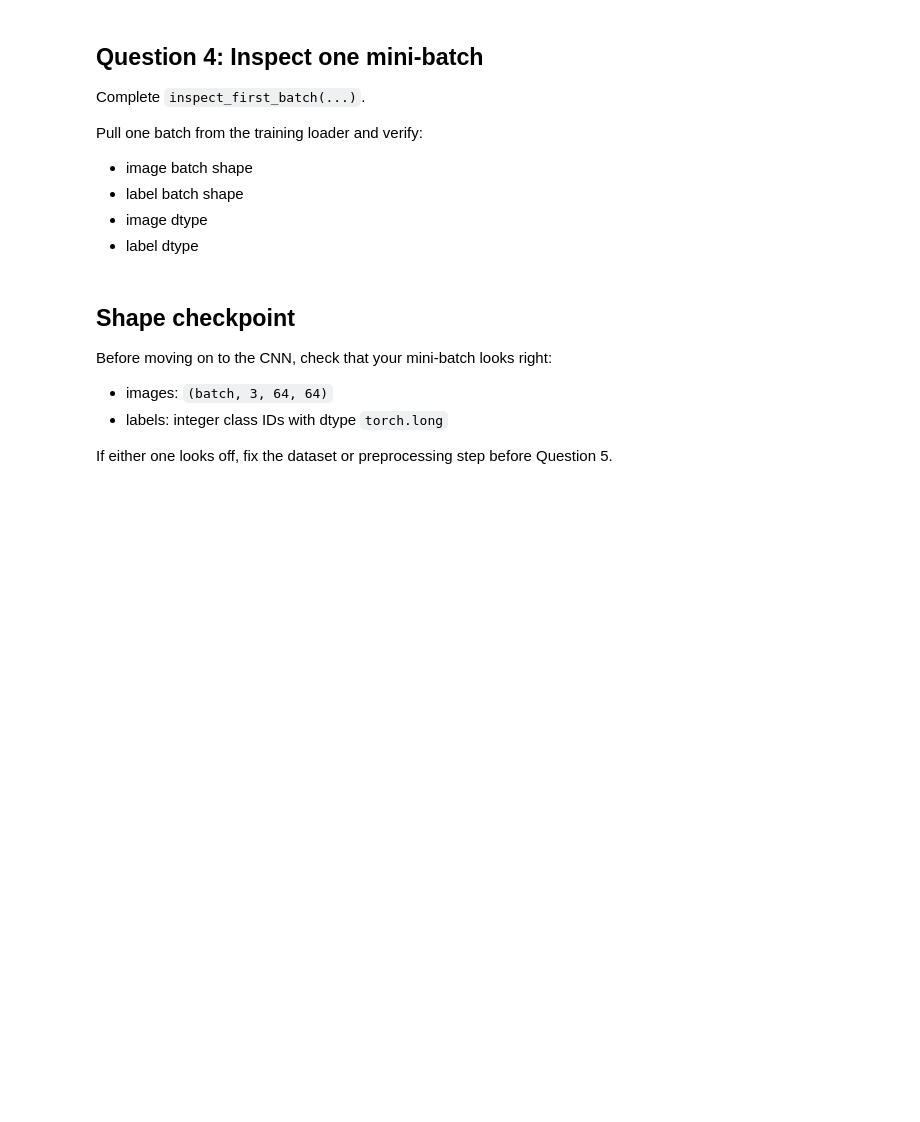
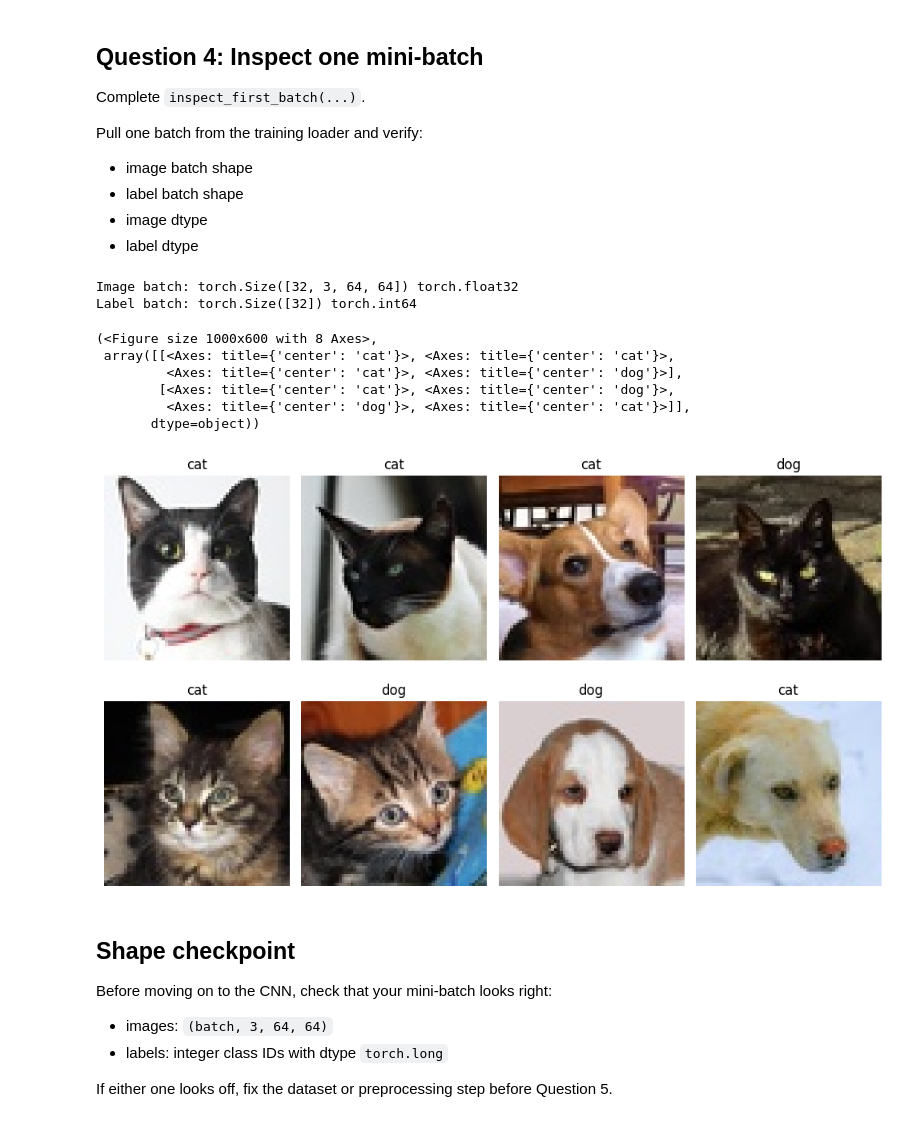
Before and after one commit to vgu-dsai-2026/lab-3-pytorch-w4se05, a Jupyter notebook: notebook.ipynb, the cells around one changed output. Saved outputs shown, nothing was run; the diff lists cells and outputs as text; code cells hidden in the pictures; blank space fills up the shorter version.

```diff
--- a/notebook.ipynb
+++ b/notebook.ipynb
@@ -184,6 +184,7 @@ def image_to_tensor(path: Path) -> torch.Tensor:
     # and permute to channel-first format (C, H, W).
     # This mirrors the image preprocessing you already practiced in Lab 1.
     image = Image.open(path).convert("RGB")
+    image = image.resize((64, 64))
     image_array = np.array(image) / 255.0
     image_tensor = torch.from_numpy(image_array).float()
     # Permute from (H, W, C) to (C, H, W)
@@ -243,15 +244,28 @@ def build_dataloaders(
 ) -> tuple[DataLoader, DataLoader, DataLoader]:
     # TODO: create train_dataset, val_dataset, and test_dataset with dataset_cls.
     # Hint: each dataset should receive one split dataframe and data_root.
-    train_dataset = None
-    val_dataset = None
-    test_dataset = None
+    train_dataset= dataset_cls(train_df, data_root)
+    val_dataset = dataset_cls(val_df, data_root)
+    test_dataset = dataset_cls(test_df, data_root)
 
     # TODO: build the three dataloaders.
     # Hint: only the training loader should shuffle and use the seeded generator.
-    train_loader = None
-    val_loader = None
-    test_loader = None
+    train_loader = DataLoader(
+        train_dataset,
+        batch_size=batch_size,
+        shuffle=True,
+        generator=torch.Generator().manual_seed(seed),
+    )
+    val_loader = DataLoader(
+        val_dataset,
+        batch_size=batch_size,
+        shuffle=False,
+    )
+    test_loader = DataLoader(
+        test_dataset,
+        batch_size=batch_size,
+        shuffle=False,
+    )
     return train_loader, val_loader, test_loader
 
 
@@ -279,30 +297,40 @@ Pull one batch from the training loader and verify:
 # %%
 def inspect_first_batch(loader: DataLoader) -> tuple[torch.Tensor, torch.Tensor]:
     if loader is None:
         raise ValueError("Complete Question 3 before inspecting a batch.")
 
     # TODO: read the first mini-batch from the loader.
-    batch_images = None
-    batch_labels = None
+    batch_images = next(iter(loader))[0]
+    batch_labels = next(iter(loader))[1]
 
     print("Image batch:", batch_images.shape, batch_images.dtype)
     print("Label batch:", batch_labels.shape, batch_labels.dtype)
 
     assert batch_images.ndim == 4, "Batches of images should have shape (B, C, H, W)."
     assert batch_images.shape[1] == 3, "Color images should have 3 channels."
     assert batch_labels.dtype == torch.long, "Labels should be torch.long class indices."
     return batch_images, batch_labels
 
 
 batch_images, batch_labels = inspect_first_batch(train_loader)
 
 show_tensor_batch(
     batch_images[:8].cpu().numpy(),
     batch_labels[:8].cpu().numpy(),
     class_names=LABELS,
     max_items=8,
     ncols=4,
 )
+# %% [output]
+Image batch: torch.Size([32, 3, 64, 64]) torch.float32
+Label batch: torch.Size([32]) torch.int64
+(<Figure size 1000x600 with 8 Axes>,
+ array([[<Axes: title={'center': 'cat'}>, <Axes: title={'center': 'cat'}>,
+         <Axes: title={'center': 'cat'}>, <Axes: title={'center': 'dog'}>],
+        [<Axes: title={'center': 'cat'}>, <Axes: title={'center': 'dog'}>,
+         <Axes: title={'center': 'dog'}>, <Axes: title={'center': 'cat'}>]],
+       dtype=object))
+[figure, added]
 # %% [markdown]
 ## Shape checkpoint
 
```
Also changed, not shown: parts of 7 cells of this notebook.
